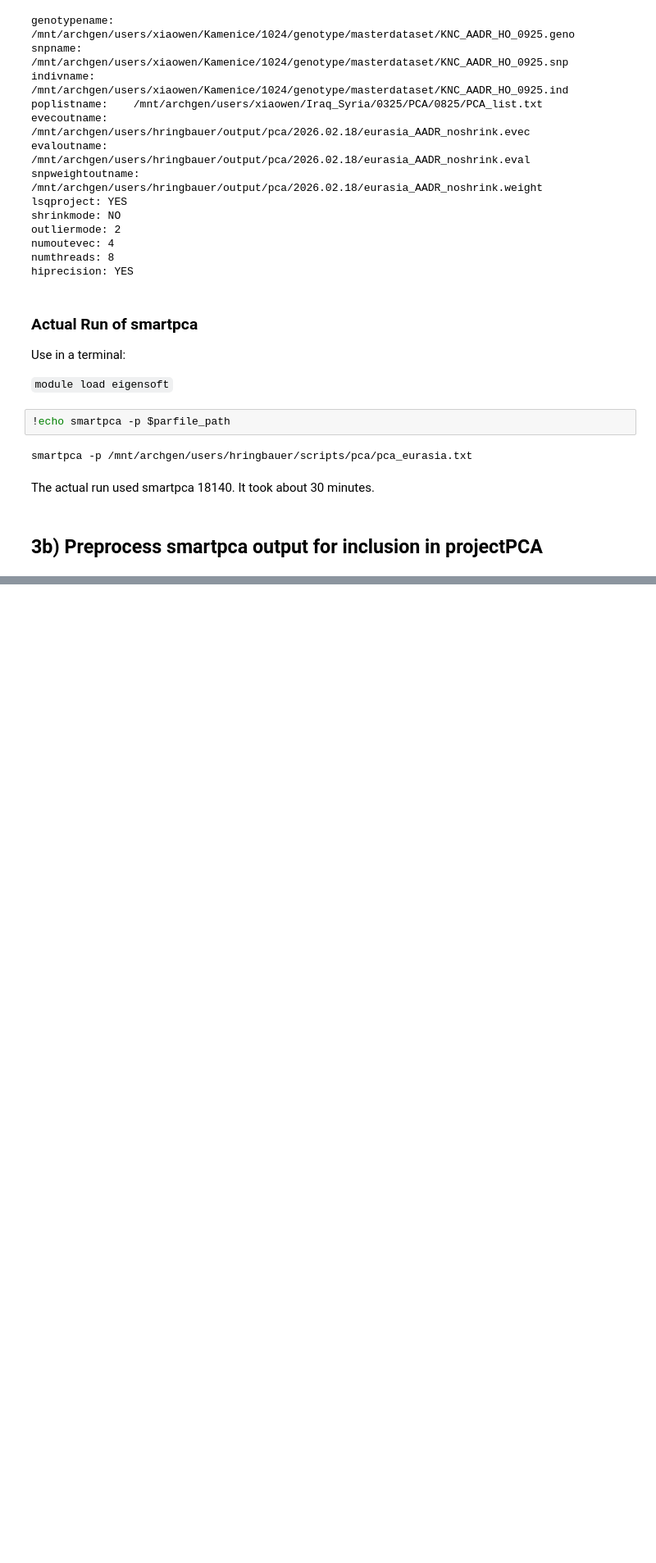
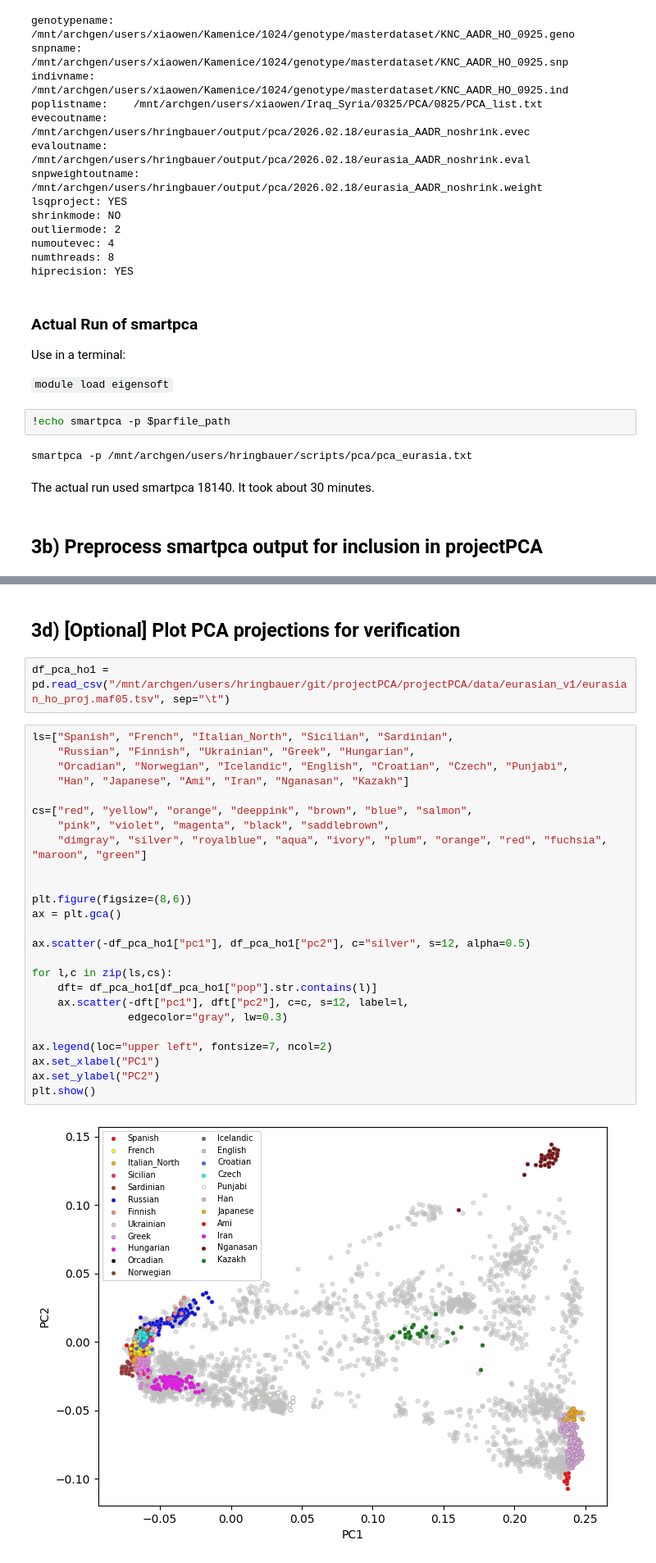
Before and after one commit to hringbauer/projectPCA, a Jupyter notebook: notebooks/prep_ref_projections.ipynb, the cells around one changed output, grey strips where cells are left out. Shown at 82% size. Saved outputs shown, nothing was run; the diff lists cells and outputs as text; blank space fills up the shorter version.

Commit message:
Update to project onto Eurasian PCA

```diff
--- a/notebooks/prep_ref_projections.ipynb
+++ b/notebooks/prep_ref_projections.ipynb
@@ -172,0 +243,31 @@ df
+# %% [markdown]
+## 3d) [Optional] Plot PCA projections for verification
+# %%
+df_pca_ho1 = pd.read_csv("/mnt/archgen/users/hringbauer/git/projectPCA/projectPCA/data/eurasian_v1/eurasian_ho_proj.maf05.tsv", sep="\t")
+# %%
+ls=["Spanish", "French", "Italian_North", "Sicilian", "Sardinian",
+    "Russian", "Finnish", "Ukrainian", "Greek", "Hungarian",
+    "Orcadian", "Norwegian", "Icelandic", "English", "Croatian", "Czech", "Punjabi",
+    "Han", "Japanese", "Ami", "Iran", "Nganasan", "Kazakh"]
+
+cs=["red", "yellow", "orange", "deeppink", "brown", "blue", "salmon",
+    "pink", "violet", "magenta", "black", "saddlebrown",
+    "dimgray", "silver", "royalblue", "aqua", "ivory", "plum", "orange", "red", "fuchsia", "maroon", "green"]
+
+
+plt.figure(figsize=(8,6))
+ax = plt.gca()
+
+ax.scatter(-df_pca_ho1["pc1"], df_pca_ho1["pc2"], c="silver", s=12, alpha=0.5)
+
+for l,c in zip(ls,cs):
+    dft= df_pca_ho1[df_pca_ho1["pop"].str.contains(l)]
+    ax.scatter(-dft["pc1"], dft["pc2"], c=c, s=12, label=l,
+               edgecolor="gray", lw=0.3)
+
+ax.legend(loc="upper left", fontsize=7, ncol=2)
+ax.set_xlabel("PC1")
+ax.set_ylabel("PC2")
+plt.show()
+# %% [output]
+[figure, added]
```
Also changed, not shown: parts of 24 cells of this notebook, 7 other files.
